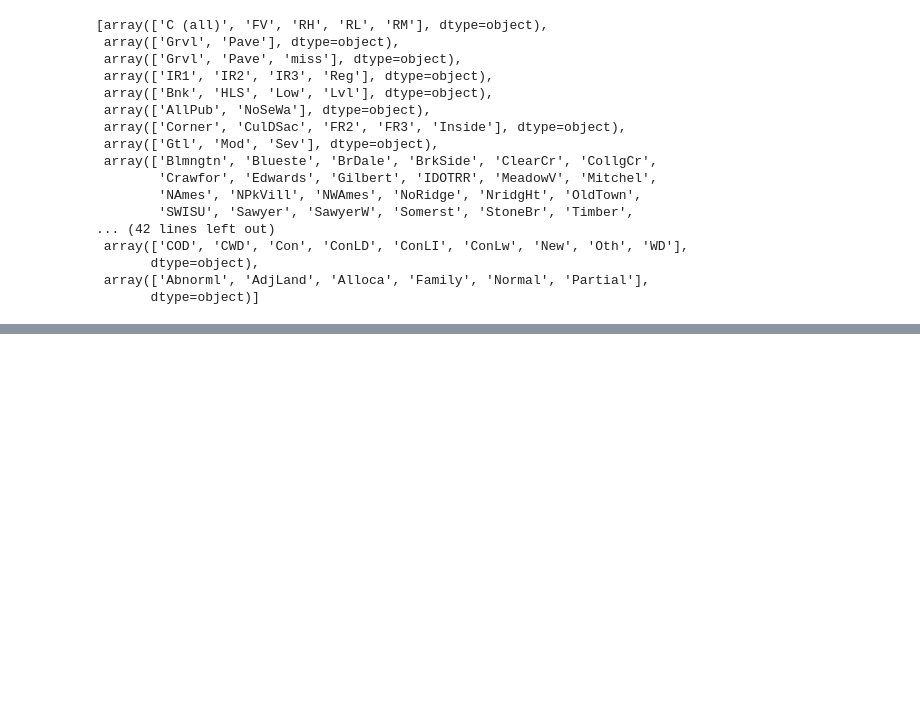
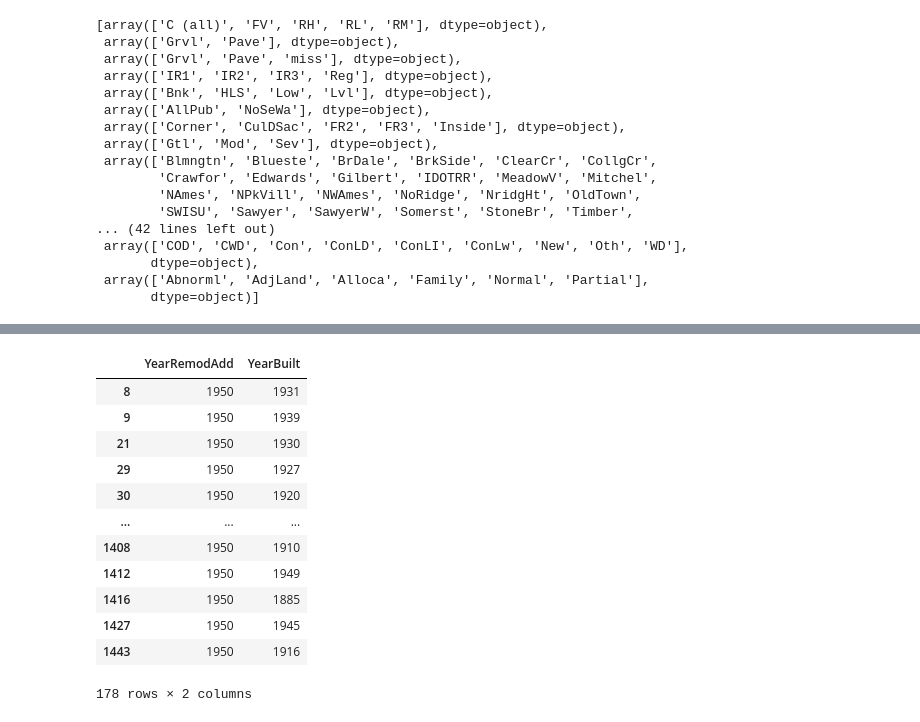
Before and after one commit to kosinus2000/RegresionModel, a Jupyter notebook: notebooks/02_data_edition.ipynb, the cells around one changed output, grey strips where cells are left out. Saved outputs shown, nothing was run; the diff lists cells and outputs as text; code cells hidden in the pictures; blank space fills up the shorter version.

```diff
--- a/notebooks/02_data_edition.ipynb
+++ b/notebooks/02_data_edition.ipynb
@@ -297,0 +305,18 @@ plt.show()
+# %%
+minYearRemodAdd = houses_raw[['YearRemodAdd', 'YearBuilt']]
+filtered = minYearRemodAdd[minYearRemodAdd['YearRemodAdd'] == 1950]
+filtered
+# %% [output]
+|  | YearRemodAdd | YearBuilt |
+| 8 | 1950 | 1931 |
+| 9 | 1950 | 1939 |
+| 21 | 1950 | 1930 |
+| 29 | 1950 | 1927 |
+| 30 | 1950 | 1920 |
+| ... | ... | ... |
+| 1408 | 1950 | 1910 |
+| 1412 | 1950 | 1949 |
+| 1416 | 1950 | 1885 |
+| 1427 | 1950 | 1945 |
+| 1443 | 1950 | 1916 |
+178 rows × 2 columns
```
Also changed, not shown: parts of 10 cells of this notebook.
